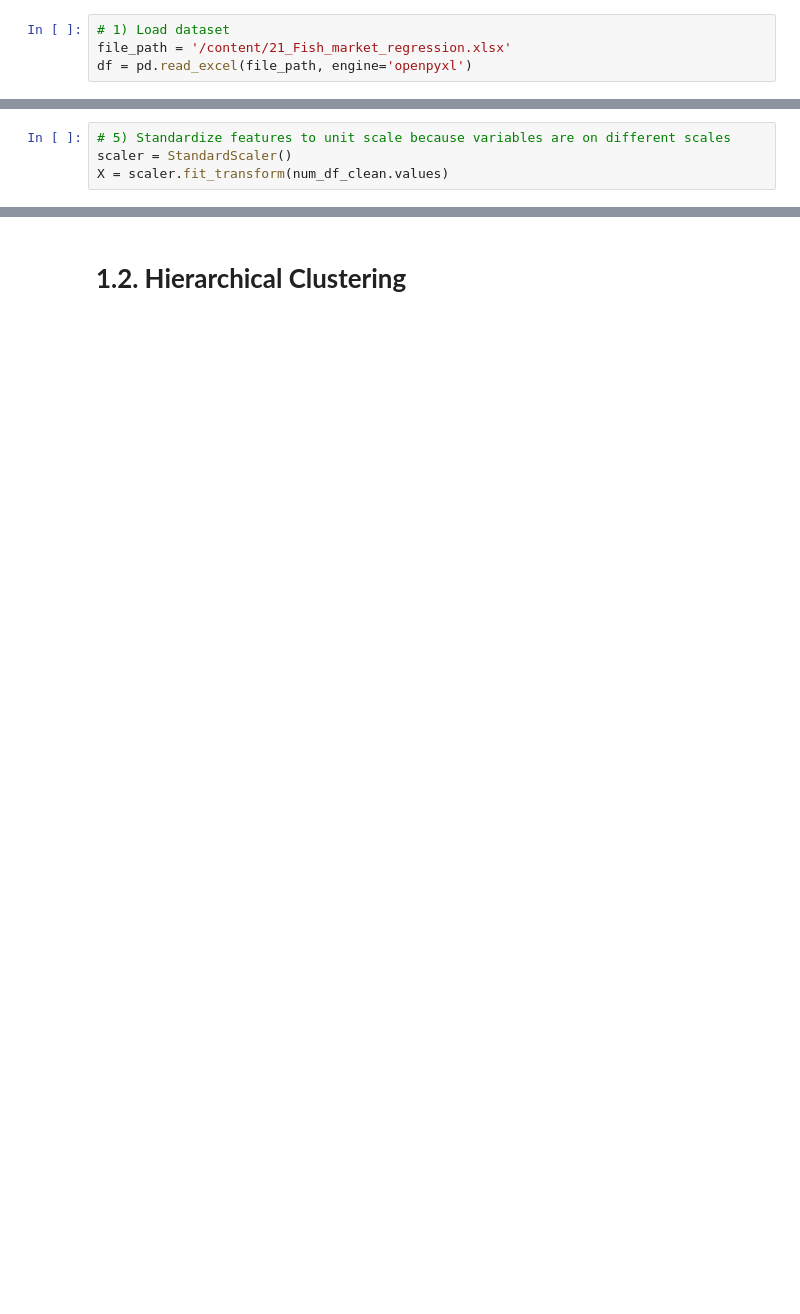
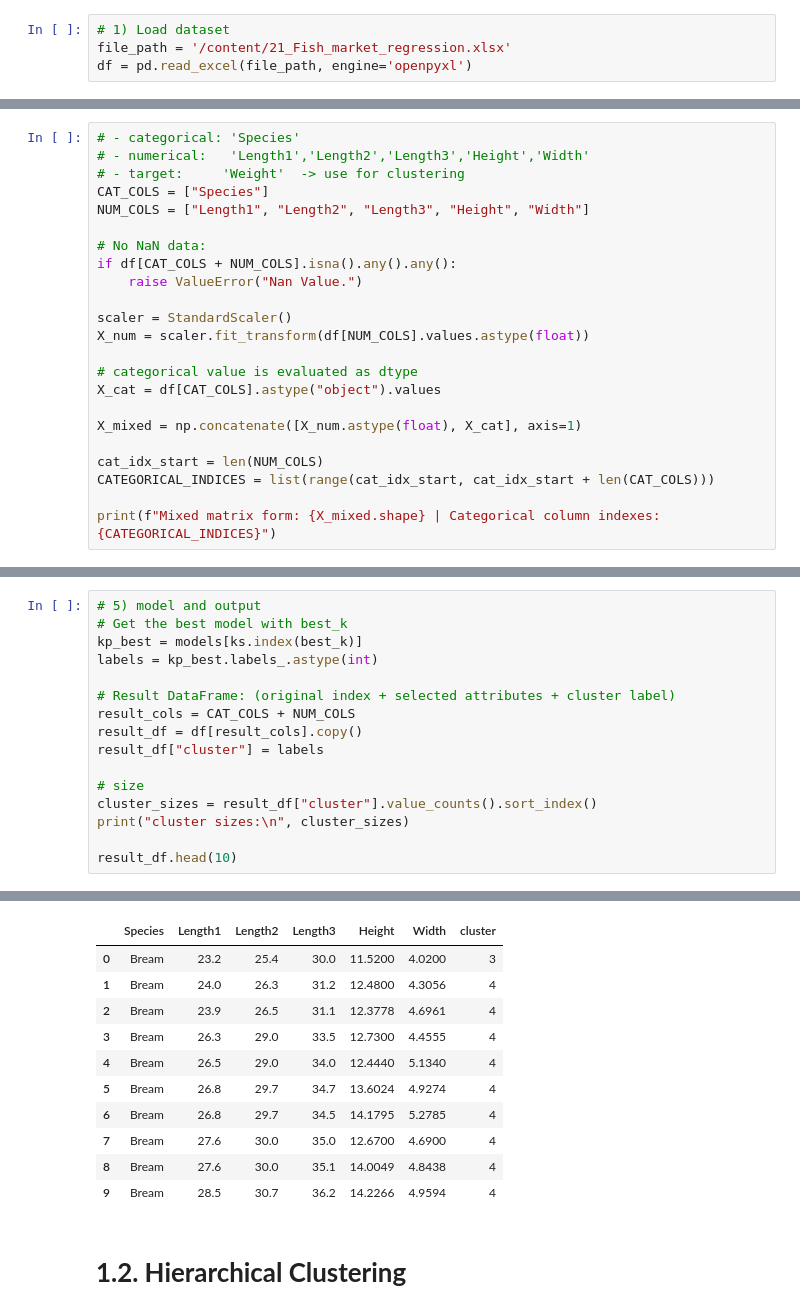
Before and after one commit to fehimecapar/Data-Science-For-Decision-Support, a Jupyter notebook: assignment4.ipynb, the cells around one changed output, grey strips where cells are left out. Drawn from its saved outputs; the diff is of its cells as text; blank space fills up the shorter version.

```diff
--- a/assignment4.ipynb
+++ b/assignment4.ipynb
@@ -47,4 +28,0 @@ else:
-# %%
-# 5) Standardize features to unit scale because variables are on different scales
-scaler = StandardScaler()
-X = scaler.fit_transform(num_df_clean.values)
@@ -185,0 +58,23 @@ result_df.head(5)
+# %%
+# - categorical: 'Species'
+# - numerical:   'Length1','Length2','Length3','Height','Width'
+# - target:     'Weight'  -> use for clustering
+CAT_COLS = ["Species"]
+NUM_COLS = ["Length1", "Length2", "Length3", "Height", "Width"]
+
+# No NaN data:
+if df[CAT_COLS + NUM_COLS].isna().any().any():
+    raise ValueError("Nan Value.")
+
+scaler = StandardScaler()
+X_num = scaler.fit_transform(df[NUM_COLS].values.astype(float))
+
+# categorical value is evaluated as dtype
+X_cat = df[CAT_COLS].astype("object").values
+
+X_mixed = np.concatenate([X_num.astype(float), X_cat], axis=1)
+
+cat_idx_start = len(NUM_COLS)
+CATEGORICAL_INDICES = list(range(cat_idx_start, cat_idx_start + len(CAT_COLS)))
+
+print(f"Mixed matrix form: {X_mixed.shape} | Categorical column indexes: {CATEGORICAL_INDICES}")
@@ -185,0 +142,17 @@ result_df.head(5)
+# %%
+# 5) model and output
+# Get the best model with best_k
+kp_best = models[ks.index(best_k)]
+labels = kp_best.labels_.astype(int)
+
+# Result DataFrame: (original index + selected attributes + cluster label)
+result_cols = CAT_COLS + NUM_COLS
+result_df = df[result_cols].copy()
+result_df["cluster"] = labels
+
+# size
+cluster_sizes = result_df["cluster"].value_counts().sort_index()
+print("cluster sizes:\n", cluster_sizes)
+
+result_df.head(10)
+# %% [output]
@@ -186,3 +167,14 @@ result_df.head(5)
+|  | Species | Length1 | Length2 | Length3 | Height | Width | cluster |
+| 0 | Bream | 23.2 | 25.4 | 30.0 | 11.5200 | 4.0200 | 3 |
+| 1 | Bream | 24.0 | 26.3 | 31.2 | 12.4800 | 4.3056 | 4 |
+| 2 | Bream | 23.9 | 26.5 | 31.1 | 12.3778 | 4.6961 | 4 |
+| 3 | Bream | 26.3 | 29.0 | 33.5 | 12.7300 | 4.4555 | 4 |
+| 4 | Bream | 26.5 | 29.0 | 34.0 | 12.4440 | 5.1340 | 4 |
+| 5 | Bream | 26.8 | 29.7 | 34.7 | 13.6024 | 4.9274 | 4 |
+| 6 | Bream | 26.8 | 29.7 | 34.5 | 14.1795 | 5.2785 | 4 |
+| 7 | Bream | 27.6 | 30.0 | 35.0 | 12.6700 | 4.6900 | 4 |
+| 8 | Bream | 27.6 | 30.0 | 35.1 | 14.0049 | 4.8438 | 4 |
+| 9 | Bream | 28.5 | 30.7 | 36.2 | 14.2266 | 4.9594 | 4 |
 # %% [markdown]
 # **1.2. Hierarchical Clustering**
 # %%
```
Also changed, not shown: parts of 144 cells of this notebook.
